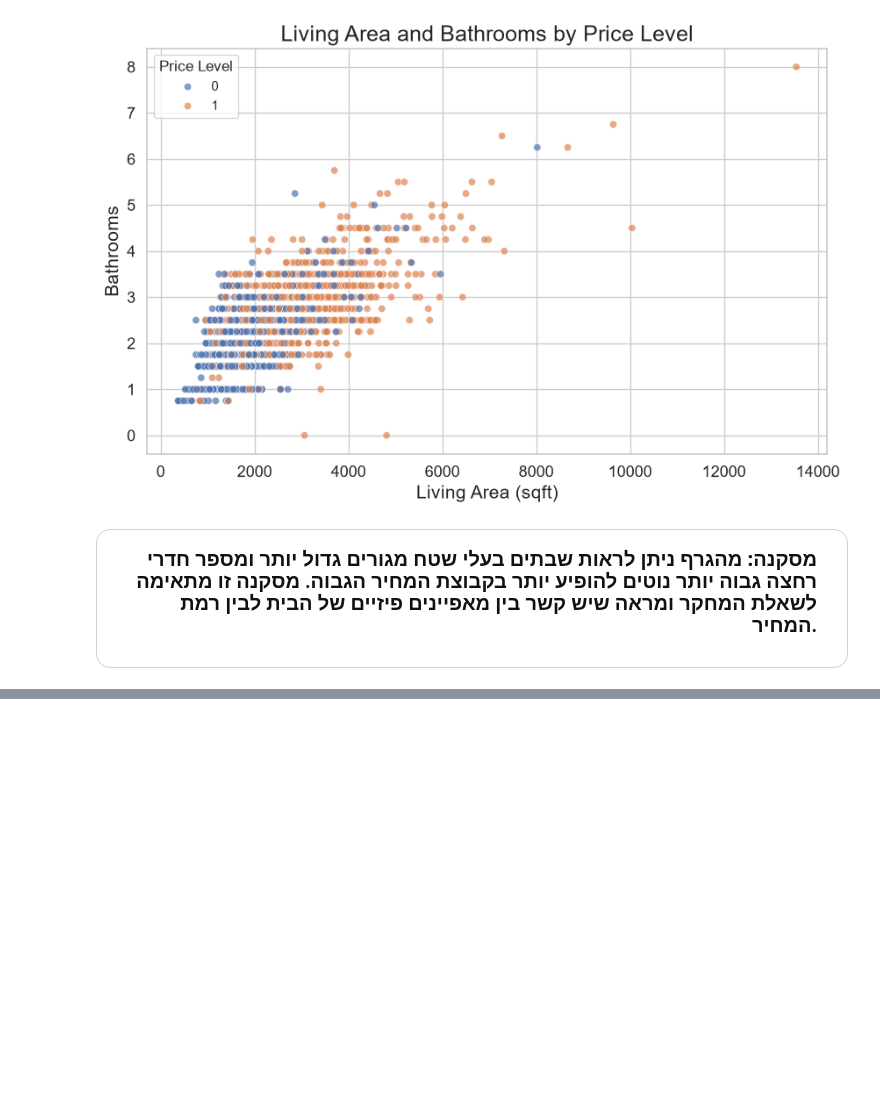
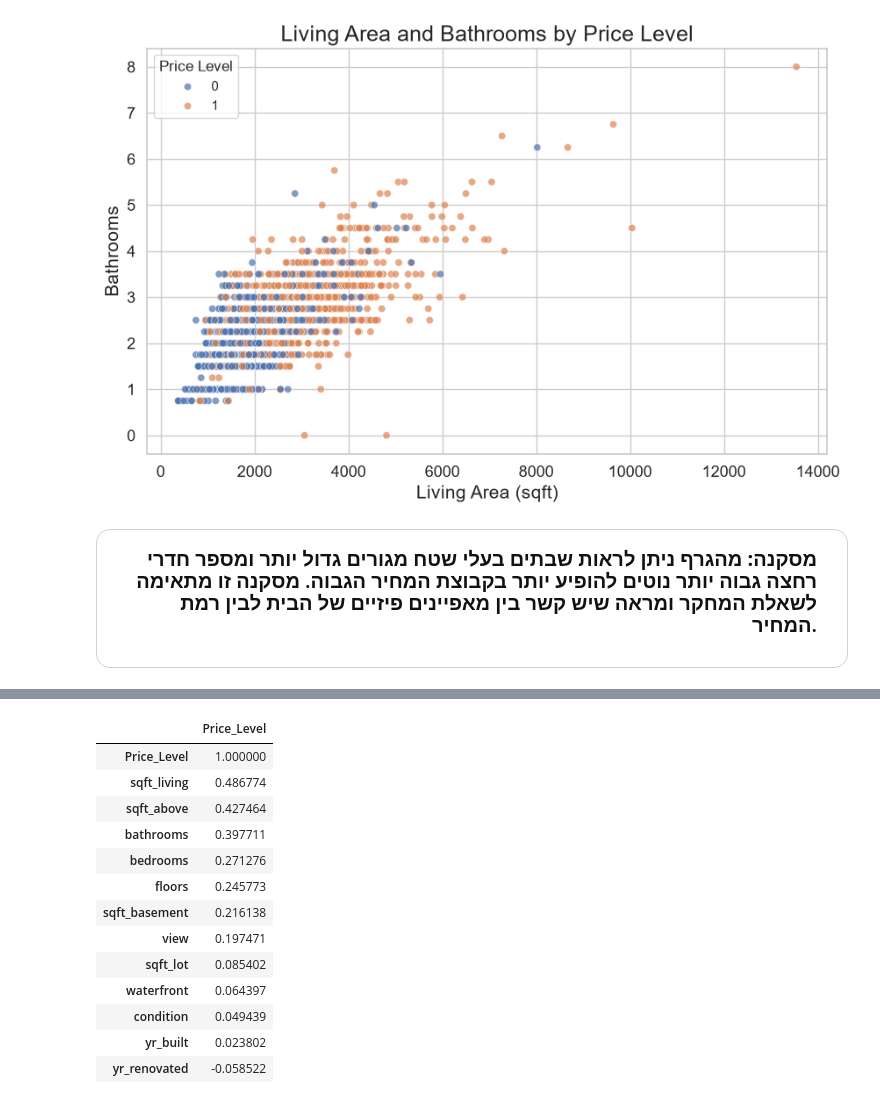
Before and after one commit to MhmdRayanm7/House-Price-Prediction-ML, a Jupyter notebook: notebooks/House_Price_Project.ipynb, the cells around one changed output, grey strips where cells are left out. Saved outputs shown, nothing was run; the diff lists cells and outputs as text; code cells hidden in the pictures; blank space fills up the shorter version.

```diff
--- a/notebooks/House_Price_Project.ipynb
+++ b/notebooks/House_Price_Project.ipynb
@@ -835,0 +928,24 @@ plt.show()
+# %%
+# Correlation with target column Price_Level
+
+target_correlation = df.corr()[["Price_Level"]].sort_values(
+    by="Price_Level",
+    ascending=False
+)
+
+target_correlation
+# %% [output]
+|  | Price_Level |
+| Price_Level | 1.000000 |
+| sqft_living | 0.486774 |
+| sqft_above | 0.427464 |
+| bathrooms | 0.397711 |
+| bedrooms | 0.271276 |
+| floors | 0.245773 |
+| sqft_basement | 0.216138 |
+| view | 0.197471 |
+| sqft_lot | 0.085402 |
+| waterfront | 0.064397 |
+| condition | 0.049439 |
+| yr_built | 0.023802 |
+| yr_renovated | -0.058522 |
```
Also changed, not shown: parts of 6 cells of this notebook.
